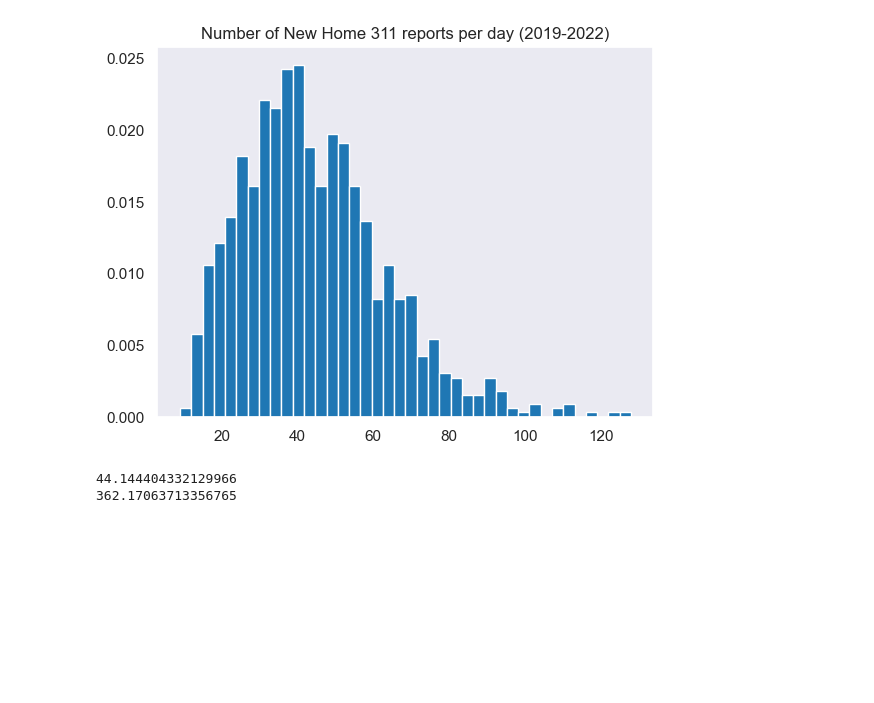
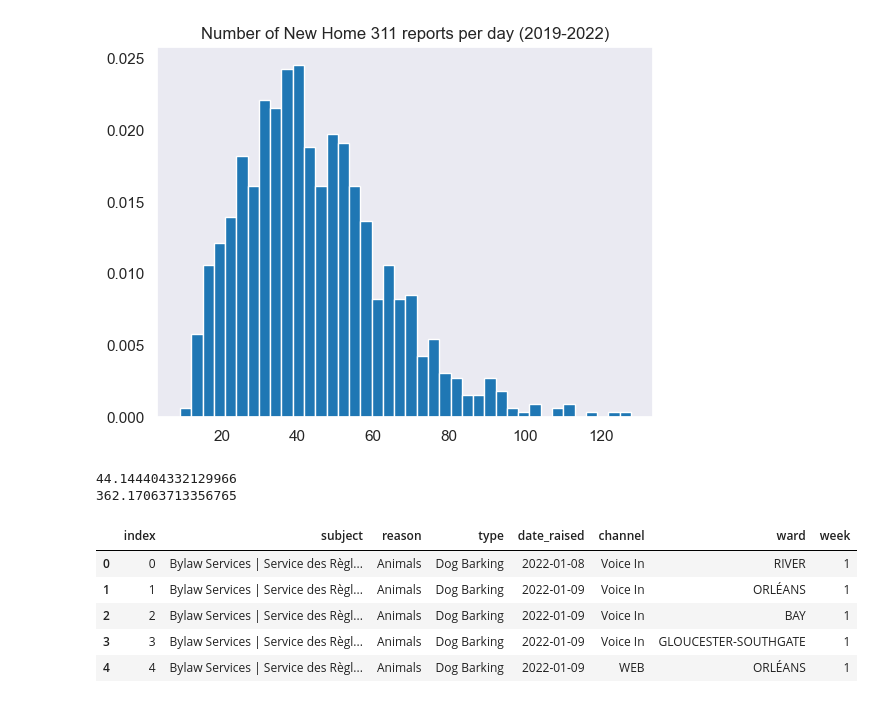
Before and after one commit to leblanchannah/ottawa-311, a Jupyter notebook: EDA_full_data.ipynb, the cells around one changed output. Cells and saved outputs as stored; diff of their text form; code cells hidden in the pictures; blank space fills up the shorter version.

```diff
--- a/EDA_full_data.ipynb
+++ b/EDA_full_data.ipynb
@@ -252,3 +272,12 @@ print(new_home_reports['index'].var())
 # %% [output]
 44.144404332129966
 362.17063713356765
+# %%
+df.head()
+# %% [output]
+|  | index | subject | reason | type | date_raised | channel | ward | week |
+| 0 | 0 | Bylaw Services | Service des Règl... | Animals | Dog Barking | 2022-01-08 | Voice In | RIVER | 1 |
+| 1 | 1 | Bylaw Services | Service des Règl... | Animals | Dog Barking | 2022-01-09 | Voice In | ORLÉANS | 1 |
+| 2 | 2 | Bylaw Services | Service des Règl... | Animals | Dog Barking | 2022-01-09 | Voice In | BAY | 1 |
+| 3 | 3 | Bylaw Services | Service des Règl... | Animals | Dog Barking | 2022-01-09 | Voice In | GLOUCESTER-SOUTHGATE | 1 |
+| 4 | 4 | Bylaw Services | Service des Règl... | Animals | Dog Barking | 2022-01-09 | WEB | ORLÉANS | 1 |
```
Also changed, not shown: parts of 6 cells of this notebook.
